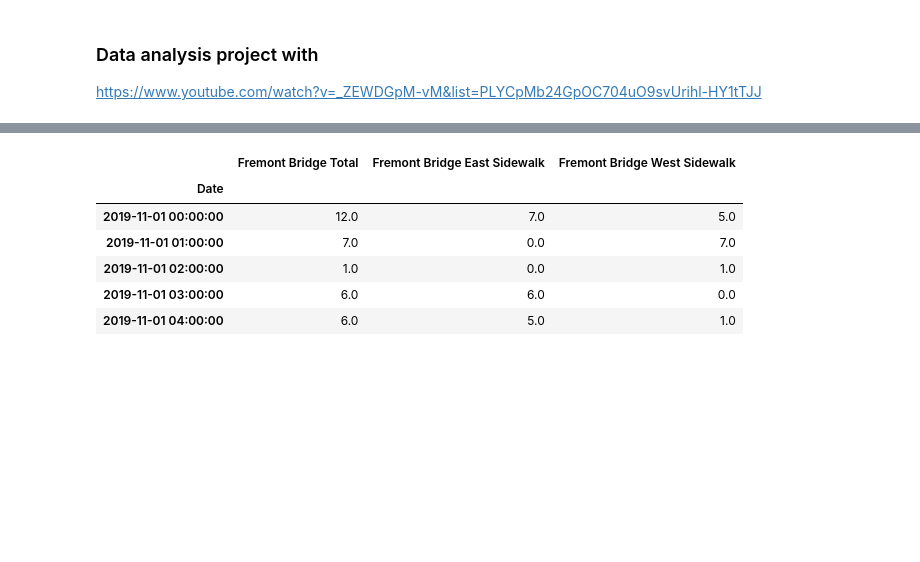
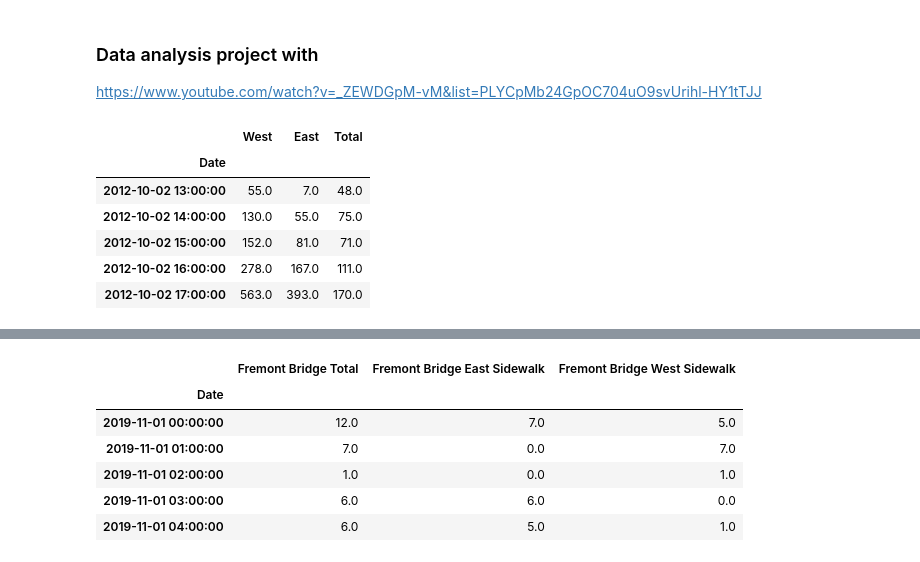
Before and after one commit to Artatrana/MyDataAnalysisProjects, a Jupyter notebook: src/FremontBikeDataProject/DataAnalysis_0831.ipynb, the cells around one changed output, grey strips where cells are left out. Drawn from its saved outputs; the diff is of its cells as text; code cells hidden in the pictures; blank space fills up the shorter version.

```diff
--- a/src/FremontBikeDataProject/DataAnalysis_0831.ipynb
+++ b/src/FremontBikeDataProject/DataAnalysis_0831.ipynb
@@ -2,4 +2,57 @@
 ### Data analysis project with
 https://www.youtube.com/watch?v=_ZEWDGpM-vM&list=PLYCpMb24GpOC704uO9svUrihl-HY1tTJJ
 # %%
-URL = "https://www.youtube.com/watch?v=_ZEWDGpM-vM&list=PLYCpMb24GpOC704uO9svUrihl-HY1tTJJ&t=89s"
+import pandas as pd
+import matplotlib.pyplot as plt
+# %%
+import os
+from urllib.request import urlretrieve
+import pandas as pd
+
+# Step 1: Save URL for bike data
+
+BIKE_URL = 'https://data.seattle.gov/api/views/65db-xm6k/rows.csv?accessType=DOWNLOAD'
+
+# Step 18: Only download data if it does not already exist
+def get_bdata(filename='fremont.csv', url=BIKE_URL,
+    force_download=False):
+    """
+    Download and cache the bike data
+
+    Parameters:
+    ----------
+    filename : string (optional)
+        location to same the data
+    url : string (optional)
+        web location of the data
+    force_download : bool (optional)
+        if True, force re-download of data
+
+    Returns:
+    --------
+    data : pandas.DataFrame
+        The bike data
+
+    """
+    if force_download or not os.path.exists(filename):
+        urlretrieve(URL,'fremont.csv')
+    bdata = pd.read_csv('fremont.csv', index_col='Date')
+    try:
+        bdata.index = pd.to_datetime(bdata.index, format='%m/%d/%Y %I:%M:%S %p')
+    except TypeError:
+        bdata.index = pd.to_datetime(bdata.index)
+
+    bdata.columns = ['West', 'East','Total']
+    #bdata['Total'] = bdata['West'] + bdata['East']
+    return bdata
+
+data_test = get_bdata()
+data_test.head()
+# %% [output]
+|  | West | East | Total |
+| Date |  |  |  |
+| 2012-10-02 13:00:00 | 55.0 | 7.0 | 48.0 |
+| 2012-10-02 14:00:00 | 130.0 | 55.0 | 75.0 |
+| 2012-10-02 15:00:00 | 152.0 | 81.0 | 71.0 |
+| 2012-10-02 16:00:00 | 278.0 | 167.0 | 111.0 |
+| 2012-10-02 17:00:00 | 563.0 | 393.0 | 170.0 |
```
Also changed, not shown: parts of 9 cells of this notebook, 9 other files.
